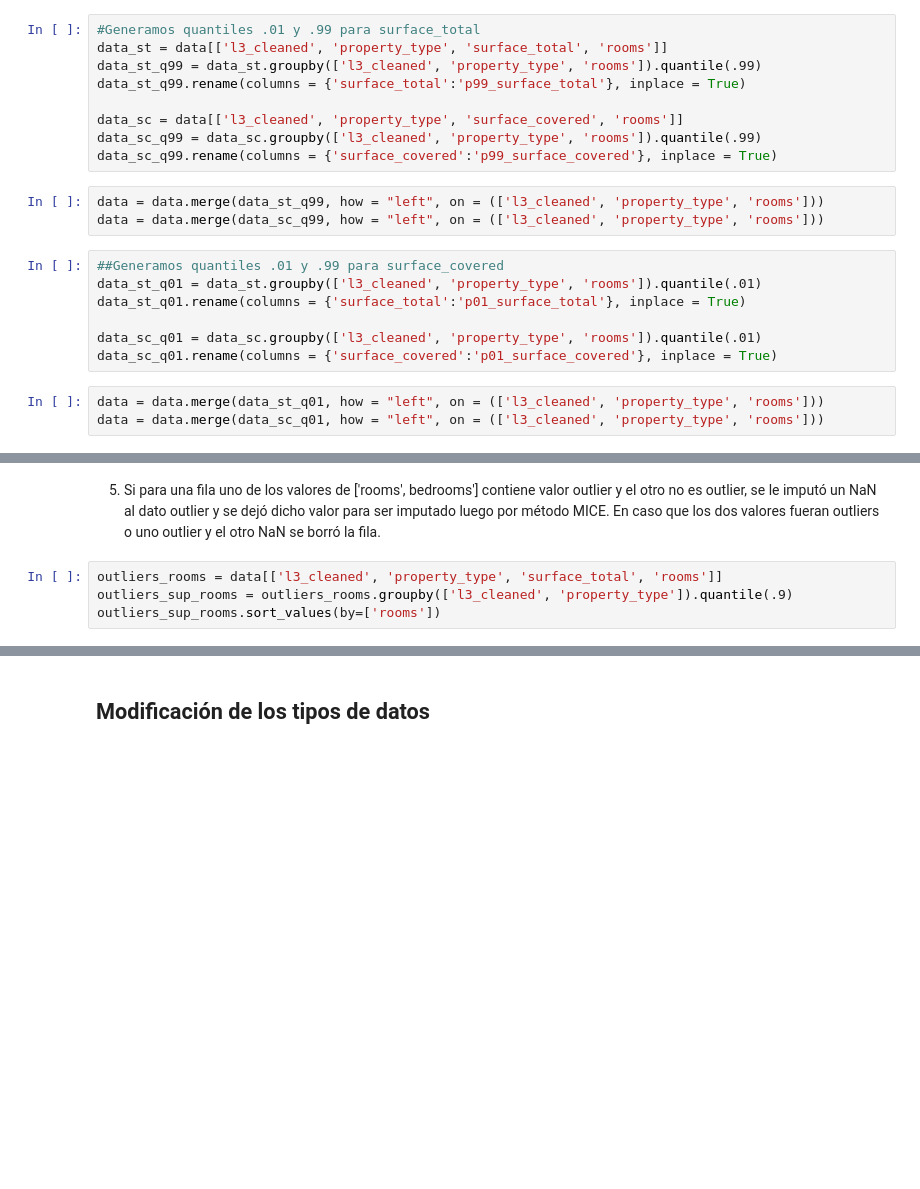
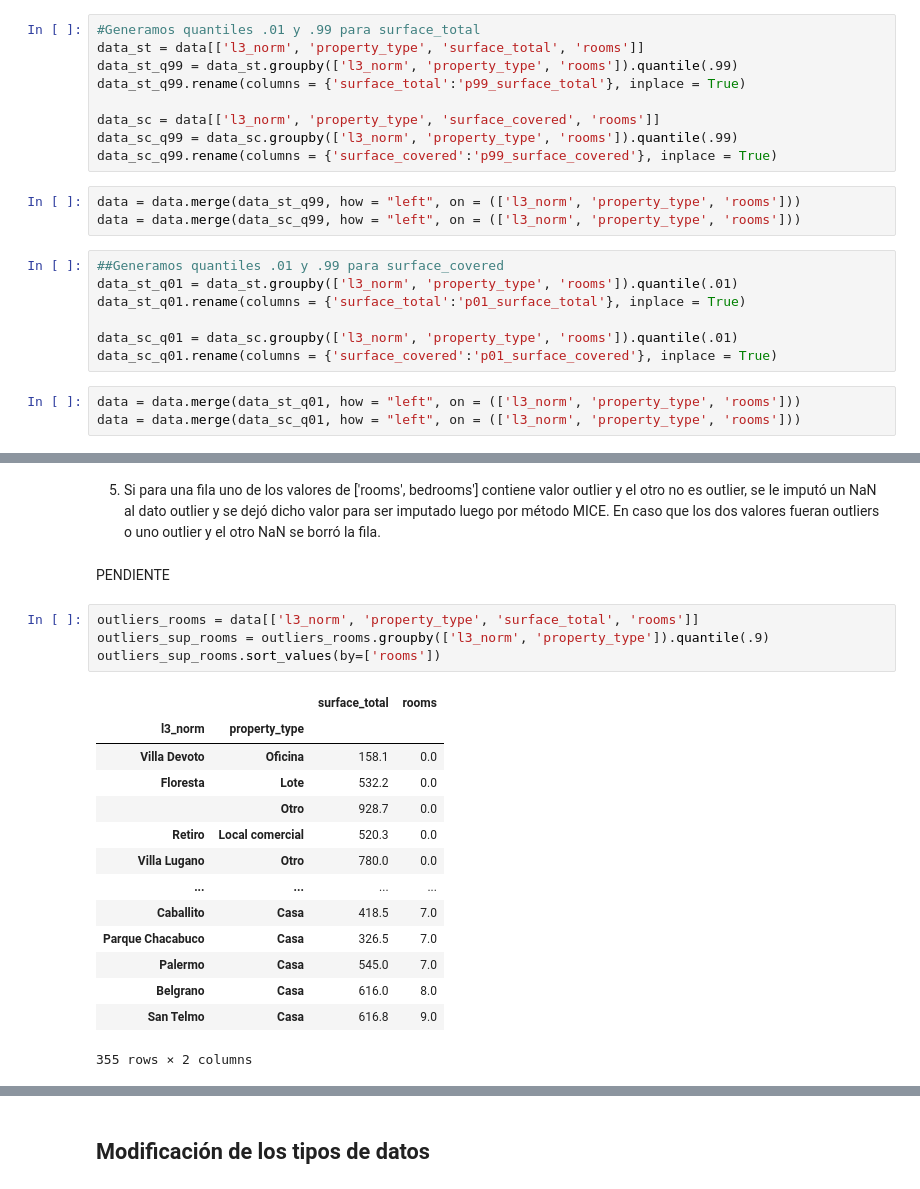
Before and after one commit to Ignacio-Ibarra/tpAA, a Jupyter notebook: Pre-processing.ipynb, the cells around one changed output, grey strips where cells are left out. Saved outputs shown, nothing was run; the diff lists cells and outputs as text; blank space fills up the shorter version.

Commit message:
add outliers price

```diff
--- a/Pre-processing.ipynb
+++ b/Pre-processing.ipynb
@@ -393,26 +451,26 @@ data[data.rooms<data.bedrooms][['rooms', 'bedrooms']] #Por el swap debería dar
 4) Si para una fila uno de los valores de ['surface_total', 'surface_covered'] contiene valor outlier y el otro no es outlier, se le imputó un NaN al dato outlier y se dejó dicho valor para ser imputado luego por método MICE.
 # %%
 #Generamos quantiles .01 y .99 para surface_total
-data_st = data[['l3_cleaned', 'property_type', 'surface_total', 'rooms']]
-data_st_q99 = data_st.groupby(['l3_cleaned', 'property_type', 'rooms']).quantile(.99)
+data_st = data[['l3_norm', 'property_type', 'surface_total', 'rooms']]
+data_st_q99 = data_st.groupby(['l3_norm', 'property_type', 'rooms']).quantile(.99)
 data_st_q99.rename(columns = {'surface_total':'p99_surface_total'}, inplace = True)
 
-data_sc = data[['l3_cleaned', 'property_type', 'surface_covered', 'rooms']]
-data_sc_q99 = data_sc.groupby(['l3_cleaned', 'property_type', 'rooms']).quantile(.99)
+data_sc = data[['l3_norm', 'property_type', 'surface_covered', 'rooms']]
+data_sc_q99 = data_sc.groupby(['l3_norm', 'property_type', 'rooms']).quantile(.99)
 data_sc_q99.rename(columns = {'surface_covered':'p99_surface_covered'}, inplace = True)
 # %%
-data = data.merge(data_st_q99, how = "left", on = (['l3_cleaned', 'property_type', 'rooms']))
-data = data.merge(data_sc_q99, how = "left", on = (['l3_cleaned', 'property_type', 'rooms']))
+data = data.merge(data_st_q99, how = "left", on = (['l3_norm', 'property_type', 'rooms']))
+data = data.merge(data_sc_q99, how = "left", on = (['l3_norm', 'property_type', 'rooms']))
 # %%
 ##Generamos quantiles .01 y .99 para surface_covered
-data_st_q01 = data_st.groupby(['l3_cleaned', 'property_type', 'rooms']).quantile(.01)
+data_st_q01 = data_st.groupby(['l3_norm', 'property_type', 'rooms']).quantile(.01)
 data_st_q01.rename(columns = {'surface_total':'p01_surface_total'}, inplace = True)
 
-data_sc_q01 = data_sc.groupby(['l3_cleaned', 'property_type', 'rooms']).quantile(.01)
+data_sc_q01 = data_sc.groupby(['l3_norm', 'property_type', 'rooms']).quantile(.01)
 data_sc_q01.rename(columns = {'surface_covered':'p01_surface_covered'}, inplace = True)
 # %%
-data = data.merge(data_st_q01, how = "left", on = (['l3_cleaned', 'property_type', 'rooms']))
-data = data.merge(data_sc_q01, how = "left", on = (['l3_cleaned', 'property_type', 'rooms']))
+data = data.merge(data_st_q01, how = "left", on = (['l3_norm', 'property_type', 'rooms']))
+data = data.merge(data_sc_q01, how = "left", on = (['l3_norm', 'property_type', 'rooms']))
 # %%
 #Elimino registros con 2 precios outliers
 data = data[(data['surface_total'] < data['p99_surface_total']) & (data['surface_total'] > data['p01_surface_total']) & (data['surface_covered'] < data['p99_surface_covered']) & (data['surface_covered'] > data['p01_surface_covered'])]
@@ -427,7 +485,24 @@ En caso que los dos valores de 'surface_covered' y 'surface_total' fueran outlie
 data = data.dropna(subset=['surface_covered', 'surface_total'], how='all')
 # %% [markdown]
  5) Si para una fila uno de los valores de ['rooms', bedrooms'] contiene valor outlier y el otro no es outlier, se le imputó un NaN al dato outlier y se dejó dicho valor para ser imputado luego por método MICE. En caso que los dos valores fueran outliers o uno outlier y el otro NaN se borró la fila.
+# %% [markdown]
+PENDIENTE
 # %%
-outliers_rooms = data[['l3_cleaned', 'property_type', 'surface_total', 'rooms']]
-outliers_sup_rooms = outliers_rooms.groupby(['l3_cleaned', 'property_type']).quantile(.9)
+outliers_rooms = data[['l3_norm', 'property_type', 'surface_total', 'rooms']]
+outliers_sup_rooms = outliers_rooms.groupby(['l3_norm', 'property_type']).quantile(.9)
 outliers_sup_rooms.sort_values(by=['rooms'])
+# %% [output]
+|  |  | surface_total | rooms |
+| l3_norm | property_type |  |  |
+| Villa Devoto | Oficina | 158.1 | 0.0 |
+| Floresta | Lote | 532.2 | 0.0 |
+|  | Otro | 928.7 | 0.0 |
+| Retiro | Local comercial | 520.3 | 0.0 |
+| Villa Lugano | Otro | 780.0 | 0.0 |
+| ... | ... | ... | ... |
+| Caballito | Casa | 418.5 | 7.0 |
+| Parque Chacabuco | Casa | 326.5 | 7.0 |
+| Palermo | Casa | 545.0 | 7.0 |
+| Belgrano | Casa | 616.0 | 8.0 |
+| San Telmo | Casa | 616.8 | 9.0 |
+355 rows × 2 columns
```
Also changed, not shown: parts of 15 cells of this notebook.
